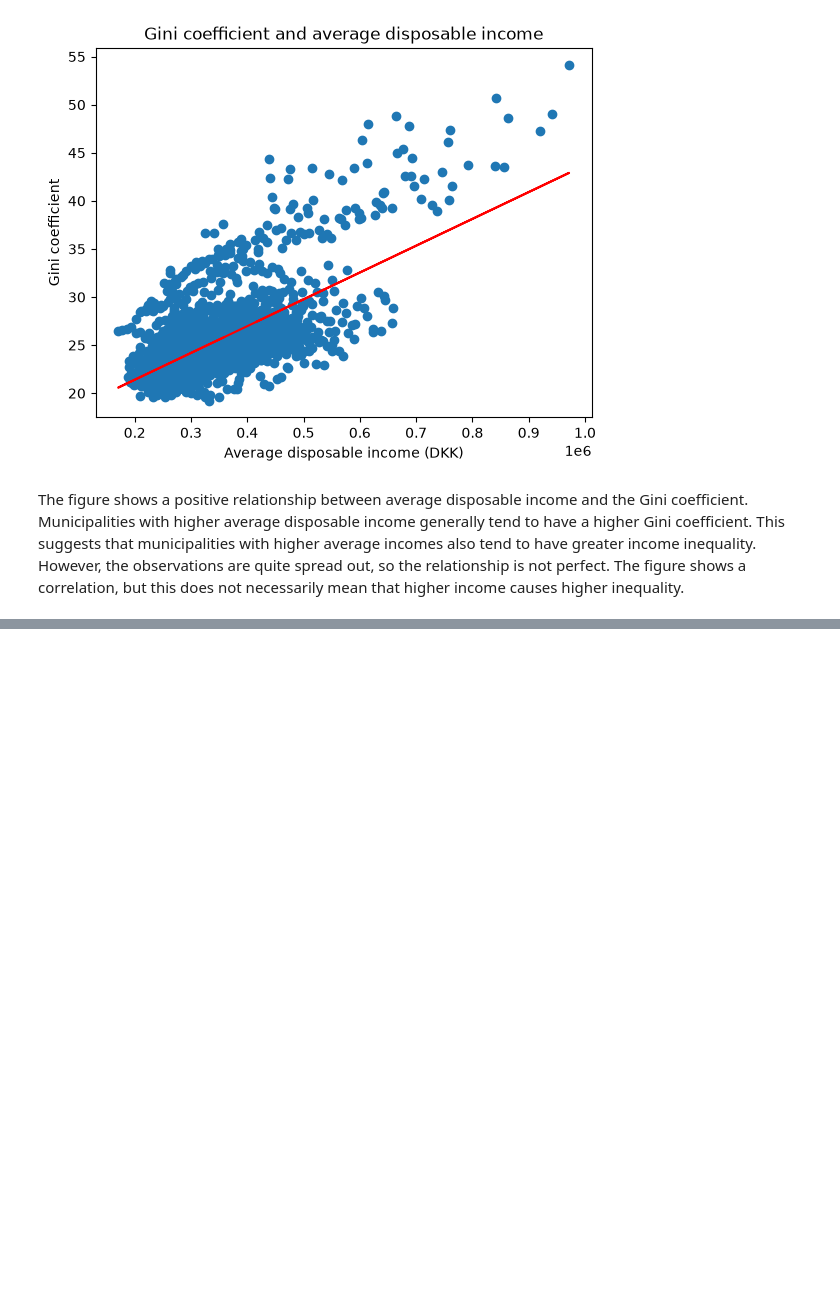
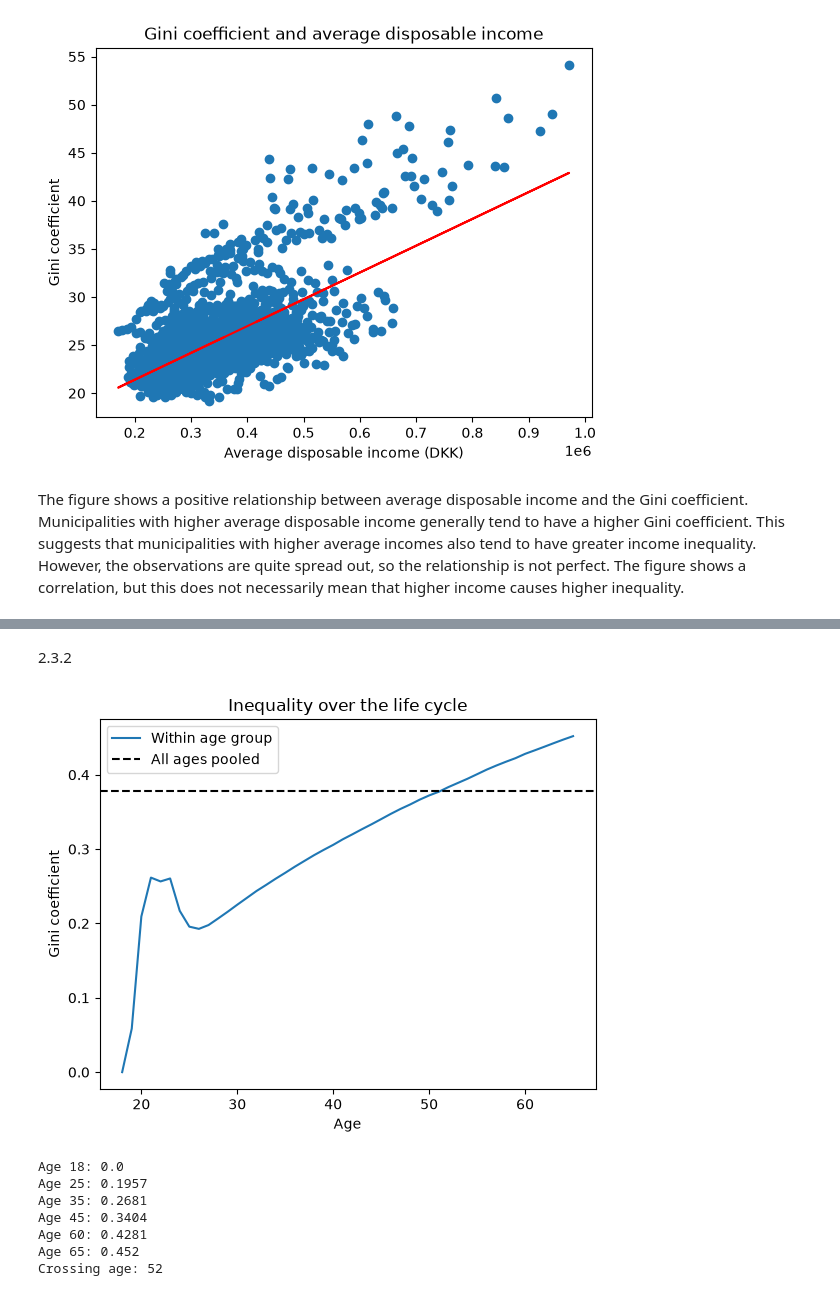
Before and after one commit to NumEconCopenhagen/projects-2025-philippa-ronya, a Jupyter notebook: 01_dataproject/dataproject.ipynb, the cells around one changed output, grey strips where cells are left out. Drawn from its saved outputs; the diff is of its cells as text; code cells hidden in the pictures; blank space fills up the shorter version.

```diff
--- a/01_dataproject/dataproject.ipynb
+++ b/01_dataproject/dataproject.ipynb
@@ -418,0 +750,49 @@ The figure shows a positive relationship between average disposable income and t
+# %% [markdown]
+2.3.2
+# %%
+# 2.3.2: Gini coefficient within each age group
+
+# create an empty list to store the Gini coefficient for each age
+gini_by_age = []
+
+# compute the Gini coefficient separately for each age
+for t, age in enumerate(model_2_1.ages):
+    gini_by_age.append(gini(model_2_1.income[:, t]))
+
+# convert to an array for convenience
+gini_by_age = np.array(gini_by_age)
+
+# plot the within-age Gini coefficient over the life cycle
+plt.plot(model_2_1.ages, gini_by_age, label='Within age group')
+
+# add the pooled Gini coefficient as a horizontal reference line
+plt.axhline(gini_pooled, linestyle='--', color='black', label='All ages pooled')
+
+# add labels and title
+plt.xlabel('Age')
+plt.ylabel('Gini coefficient')
+plt.title('Inequality over the life cycle')
+
+# add legend
+plt.legend()
+
+# show the figure
+plt.show()
+
+# print the Gini coefficient at selected ages
+for age in [18, 25, 35, 45, 60, 65]:
+    print(f"Age {age}:", round(gini_by_age[age - 18], 4))
+
+# find the age where the within-age measure crosses the pooled measure
+crossing_age = model_2_1.ages[np.argmax(gini_by_age > gini_pooled)]
+
+print("Crossing age:", crossing_age)
+# %% [output]
+[figure, added]
+Age 18: 0.0
+Age 25: 0.1957
+Age 35: 0.2681
+Age 45: 0.3404
+Age 60: 0.4281
+Age 65: 0.452
+Crossing age: 52
```
Also changed, not shown: parts of 46 cells of this notebook, 2 other files.
